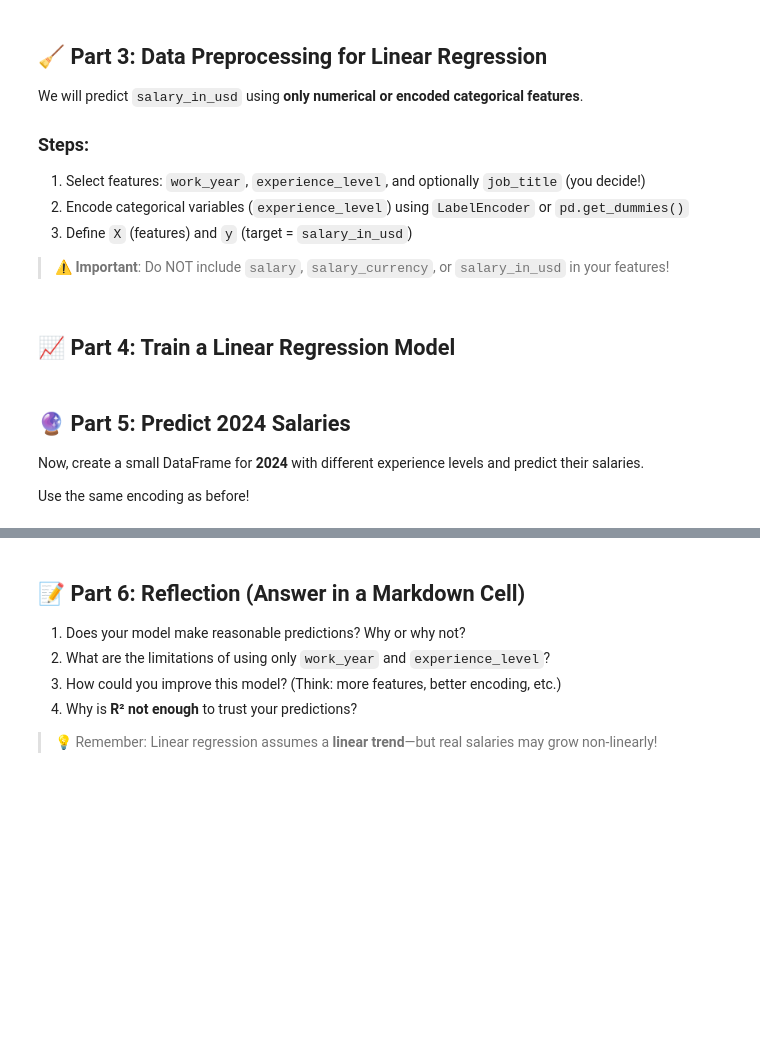
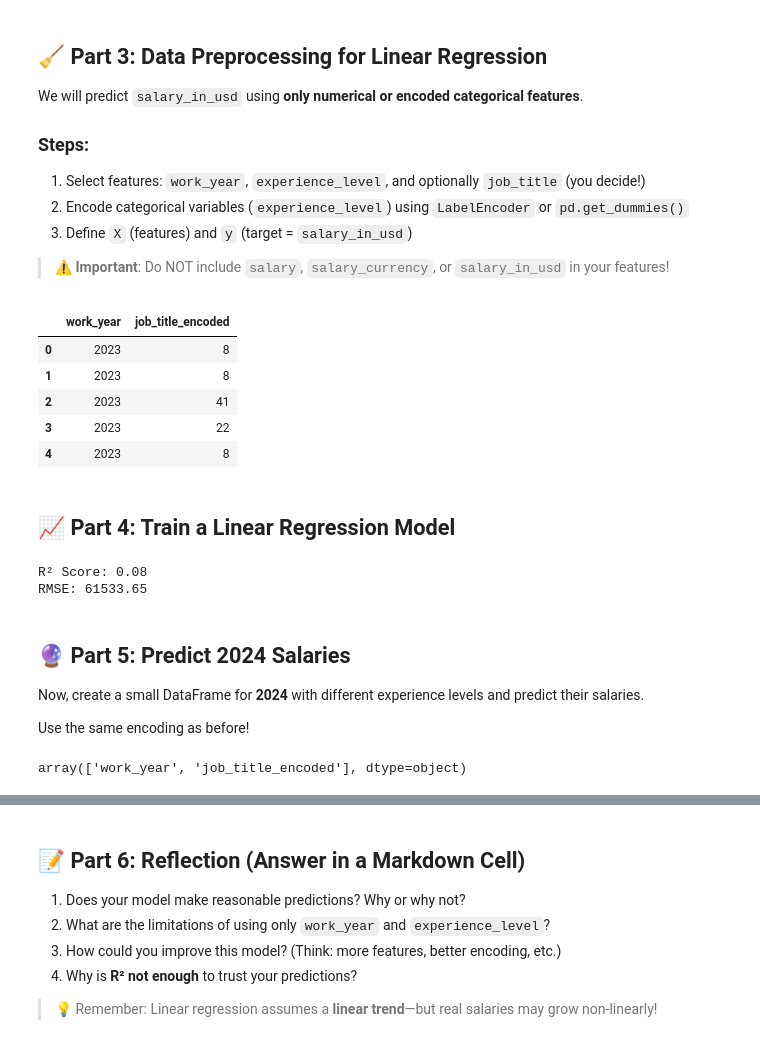
Before and after one commit to GelaLela/ELEC303_DATA_ANALYTICS_ACT2_REMOJOANGELA, a Jupyter notebook: Remojo_MaryAngela_LinearRegression_Assignment.ipynb, the cells around one changed output, grey strips where cells are left out. Cells and saved outputs as stored; diff of their text form; code cells hidden in the pictures; blank space fills up the shorter version.

```diff
--- a/Remojo_MaryAngela_LinearRegression_Assignment.ipynb
+++ b/Remojo_MaryAngela_LinearRegression_Assignment.ipynb
@@ -68,20 +123,27 @@ We will predict `salary_in_usd` using **only numerical or encoded categorical fe
 3. Define `X` (features) and `y` (target = `salary_in_usd`)
 
 > ⚠️ **Important**: Do NOT include `salary`, `salary_currency`, or `salary_in_usd` in your features!
-# %%
-# Example: Encode experience_level
-le = LabelEncoder()
-df['experience_level_encoded'] = le.fit_transform(df['experience_level'])
-
-# Choose your features
-features = ['work_year', 'experience_level_encoded']
-X = df[features]
-y = df['salary_in_usd']
-
-# Optional: Add more features like job_title (try it!)
-# But remember: too many categories can hurt performance
-
-X.head()
+# %%
+# Example: Encode experience_level
+#1. Select features: work_year, experience_level, and optionally job_title (you decide!)
+#----I will choose the job_title
+#2. Encode categorical variables (experience_level) using LabelEncoder or pd.get_dummies()
+le_job = LabelEncoder()
+df['job_title_encoded'] = le_job.fit_transform(df['job_title'])
+
+#3. Define `X` (features) and `y` (target = `salary_in_usd`)
+features = ['work_year', 'job_title_encoded']
+X = df[features]
+y = df['salary_in_usd']
+
+X.head()
+# %% [output]
+|  | work_year | job_title_encoded |
+| 0 | 2023 | 8 |
+| 1 | 2023 | 8 |
+| 2 | 2023 | 41 |
+| 3 | 2023 | 22 |
+| 4 | 2023 | 8 |
 # %% [markdown]
 ## 📈 Part 4: Train a Linear Regression Model
 # %%
@@ -98,12 +160,19 @@ y_pred = model.predict(X_test)
 # Evaluate
 print(f"R² Score: {r2_score(y_test, y_pred):.2f}")
 print(f"RMSE: {np.sqrt(mean_squared_error(y_test, y_pred)):.2f}")
+# %% [output]
+R² Score: 0.08
+RMSE: 61533.65
 # %% [markdown]
 ## 🔮 Part 5: Predict 2024 Salaries
 
 Now, create a small DataFrame for **2024** with different experience levels and predict their salaries.
 
 Use the same encoding as before!
+# %%
+model.feature_names_in_
+# %% [output]
+array(['work_year', 'job_title_encoded'], dtype=object)
 # %%
 # Map experience levels to encoded values (check your LabelEncoder!)
 # Example: EN=0, MI=1, SE=2, EX=3 (confirm with `le.classes_`)
```
Also changed, not shown: parts of 5 cells of this notebook.
